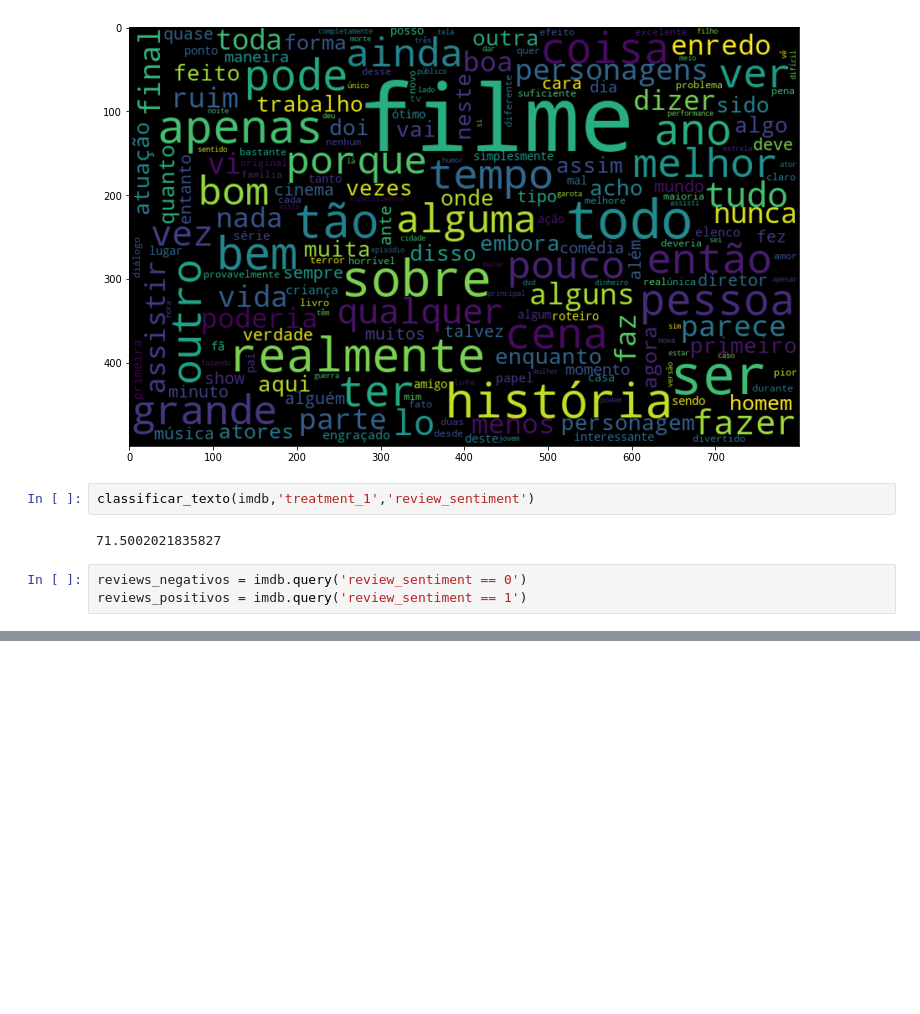
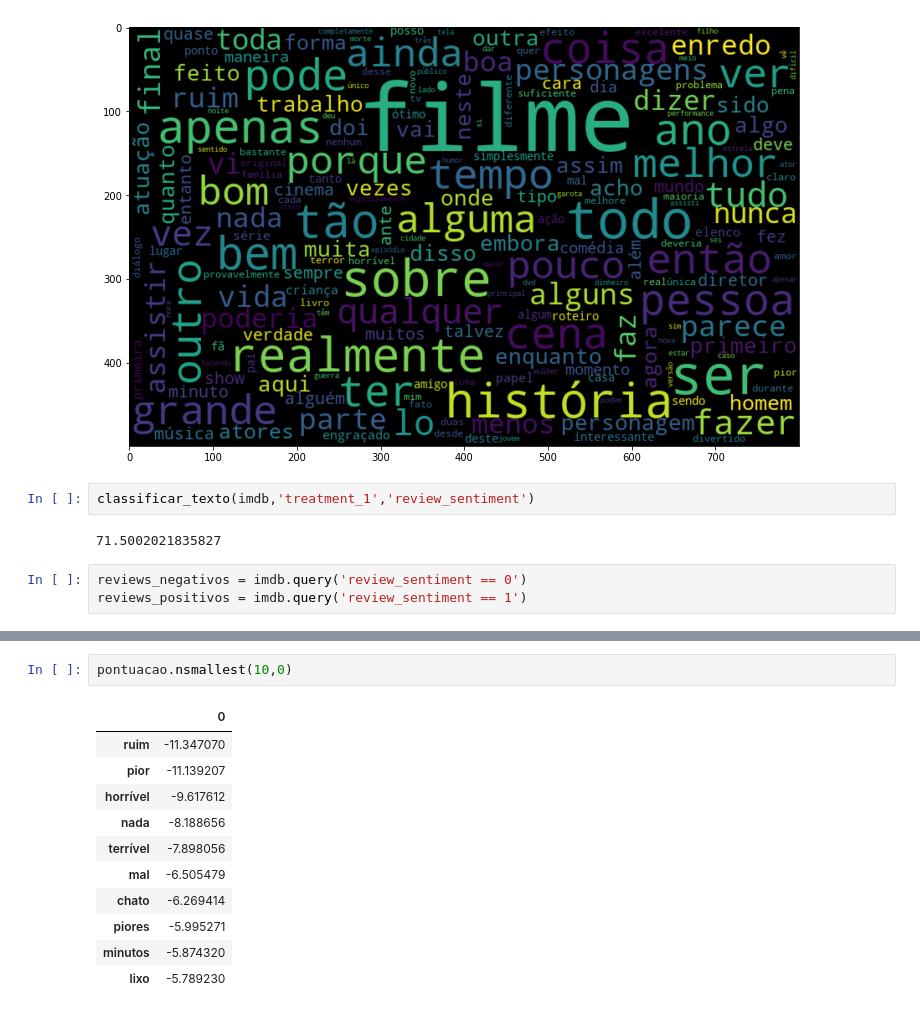
Before and after one commit to antonioeagomes/analise-dados-textuais, a Jupyter notebook: IMDB.ipynb, the cells around one changed output, grey strips where cells are left out. Cells and saved outputs as stored; diff of their text form; blank space fills up the shorter version.

```diff
--- a/IMDB.ipynb
+++ b/IMDB.ipynb
@@ -363,0 +447,14 @@ monta_nuvem(reviews_positivos, 'treatment_1')
+# %%
+pontuacao.nsmallest(10,0)
+# %% [output]
+|  | 0 |
+| ruim | -11.347070 |
+| pior | -11.139207 |
+| horrível | -9.617612 |
+| nada | -8.188656 |
+| terrível | -7.898056 |
+| mal | -6.505479 |
+| chato | -6.269414 |
+| piores | -5.995271 |
+| minutos | -5.874320 |
+| lixo | -5.789230 |
```
Also changed, not shown: parts of 40 cells of this notebook, 4 other files.
